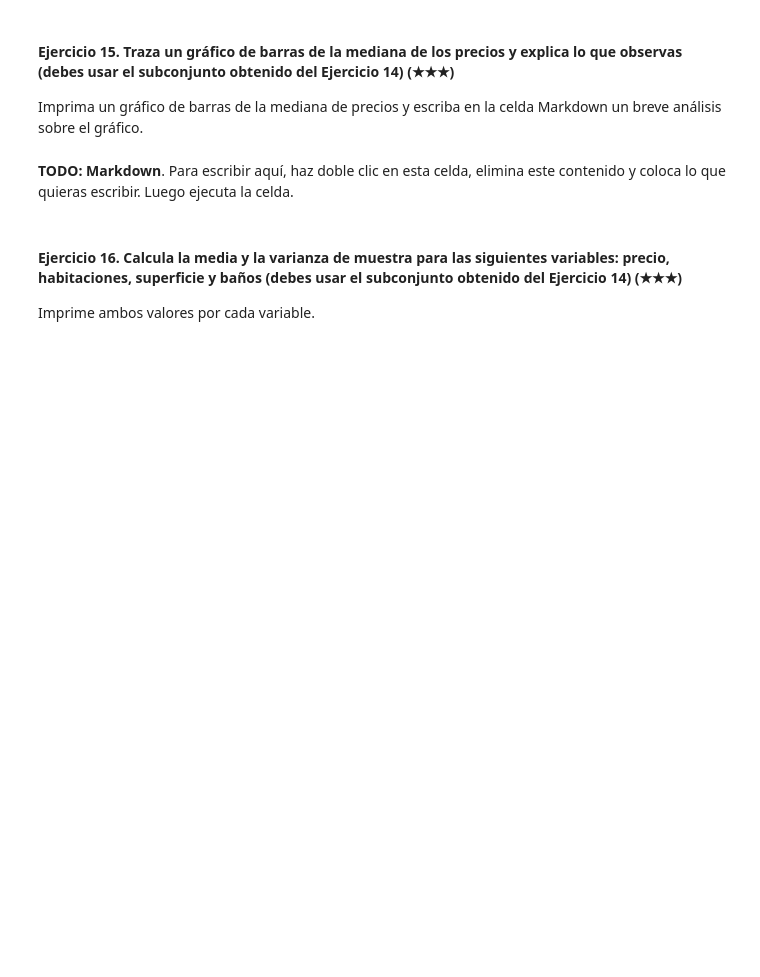
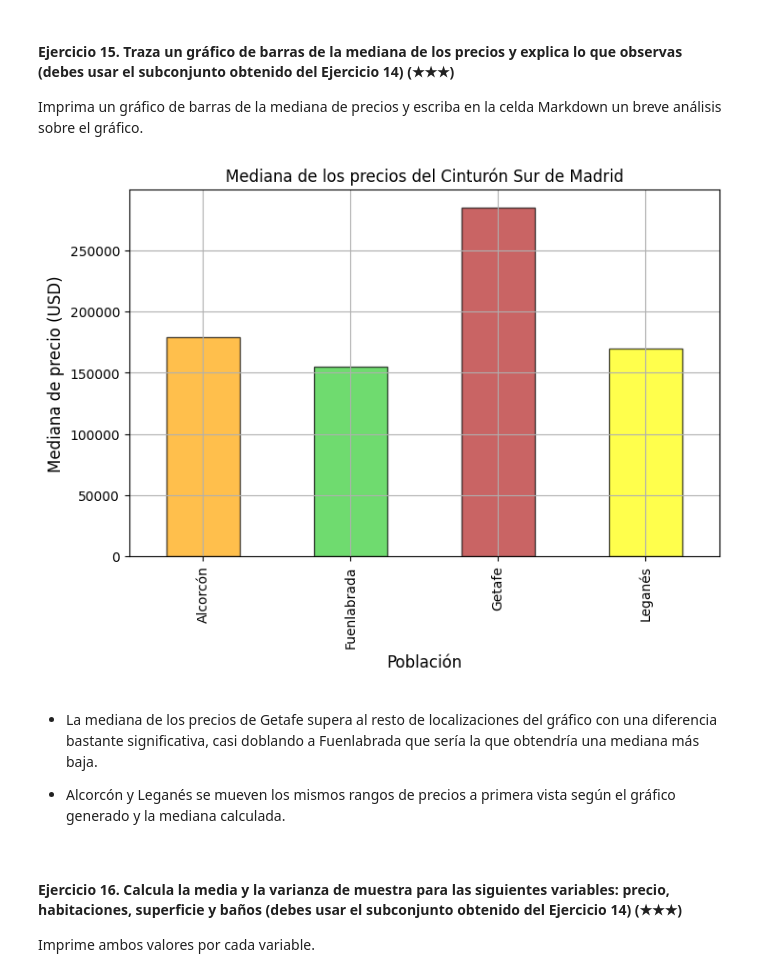
Before and after one commit to mezcolantriz/realestate-datacleanup-exercise-prework, a Jupyter notebook: project.espa.es.ipynb, the cells around one changed output. Cells and saved outputs as stored; diff of their text form; code cells hidden in the pictures; blank space fills up the shorter version.

```diff
--- a/project.espa.es.ipynb
+++ b/project.espa.es.ipynb
@@ -390,9 +390,24 @@ cinturon_sur_ds  #he pensado en quitar acentos y mayúsculas pero voy a mil y es
 
 Imprima un gráfico de barras de la mediana de precios y escriba en la celda Markdown un breve análisis sobre el gráfico.
 # %%
-# TODO: Code
+colores = ['orange', 'limegreen', 'firebrick', 'yellow']
+plt.figure(figsize=(8,5))
+
+mediana_precios = cinturon_sur_ds.groupby('level5')['price'].median()
+
+mediana_precios.plot(kind='bar', color=colores, edgecolor='black', alpha=0.7)
+plt.title('Mediana de los precios del Cinturón Sur de Madrid')
+plt.xlabel('Población', fontsize=12)
+plt.ylabel('Mediana de precio (USD)', fontsize=12)
+plt.grid(True)
+plt.show()
+# %% [output]
+[figure, added]
 # %% [markdown]
-**TODO: Markdown**. Para escribir aquí, haz doble clic en esta celda, elimina este contenido y coloca lo que quieras escribir. Luego ejecuta la celda.
+- La mediana de los precios de Getafe supera al resto de localizaciones del gráfico
+ con una diferencia bastante significativa, casi doblando a Fuenlabrada que sería la que obtendría una mediana más baja.
+
+- Alcorcón y Leganés se mueven los mismos rangos de precios a primera vista según el gráfico generado y la mediana calculada.
 # %% [markdown]
 #### Ejercicio 16. Calcula la media y la varianza de muestra para las siguientes variables: precio, habitaciones, superficie y baños (debes usar el subconjunto obtenido del Ejercicio 14) (★★★)
 
```
Also changed, not shown: parts of 1 cell of this notebook.
